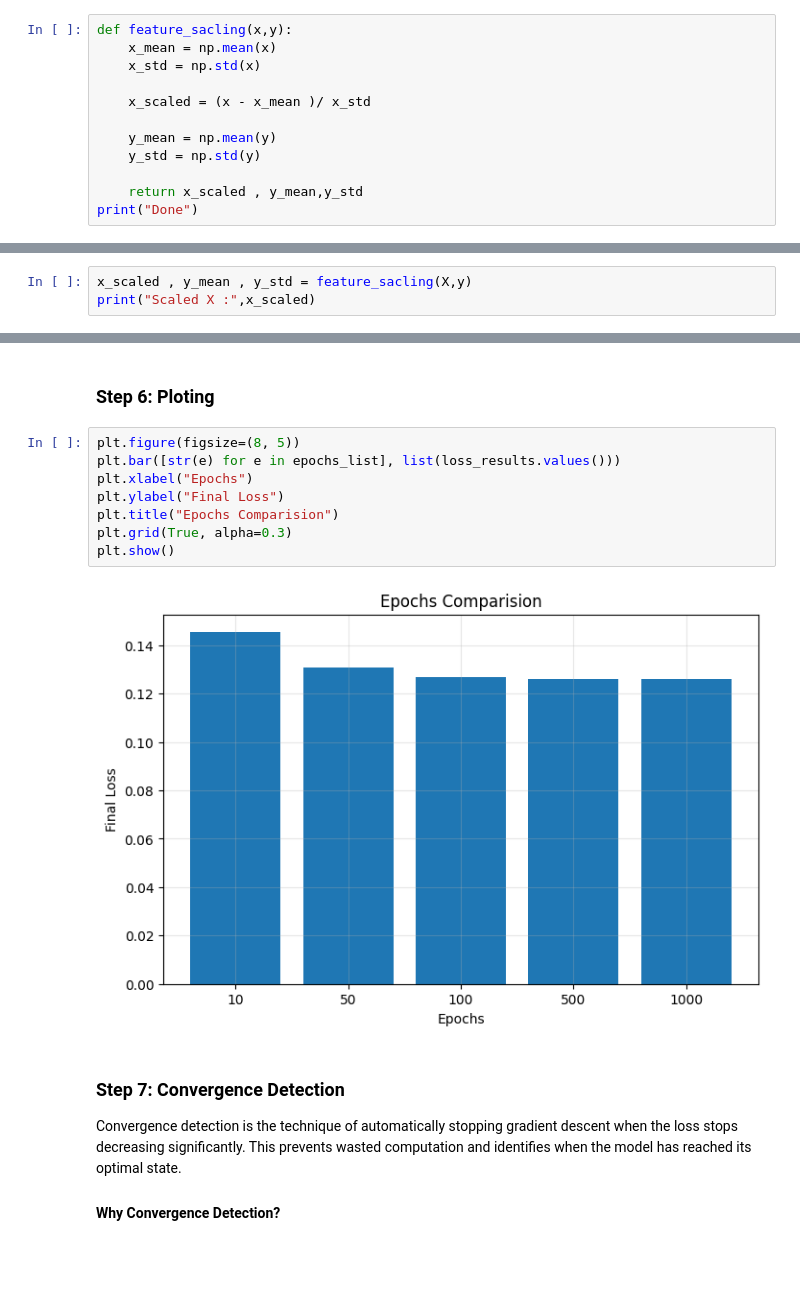
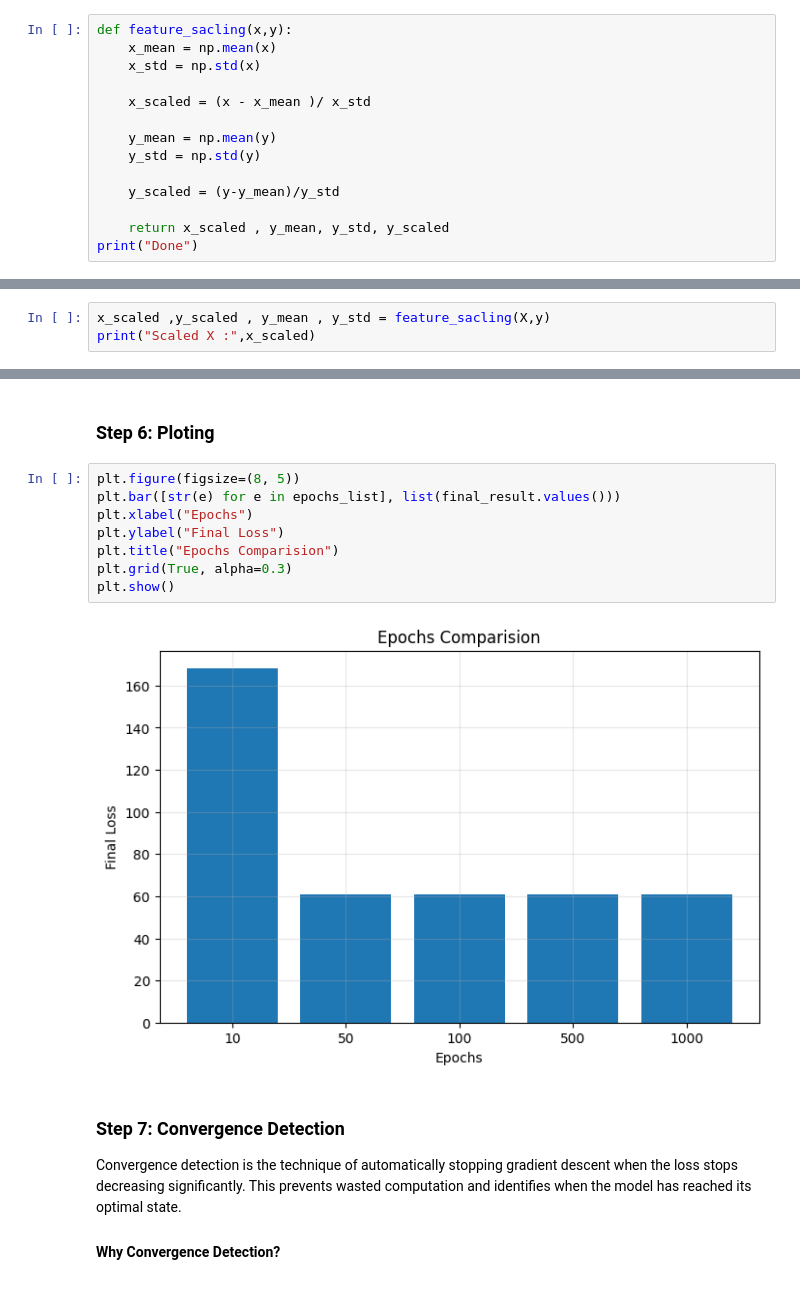
Before and after one commit to ather-ops/Supervised-ML-from-scratch, a Jupyter notebook: linear-regression/Linear-regression-part-III.ipynb, the cells around one changed output, grey strips where cells are left out. Cells and saved outputs as stored; diff of their text form; blank space fills up the shorter version.

```diff
--- a/linear-regression/Linear-regression-part-III.ipynb
+++ b/linear-regression/Linear-regression-part-III.ipynb
@@ -103,14 +102,16 @@ def feature_sacling(x,y):
     y_mean = np.mean(y)
     y_std = np.std(y)
 
-    return x_scaled , y_mean,y_std
+    y_scaled = (y-y_mean)/y_std
+
+    return x_scaled , y_mean, y_std, y_scaled
 print("Done")
 # %% [output]
 Done
 # %% [markdown]
 #### Applying scaling and inspecting scaling values
 # %%
-x_scaled , y_mean , y_std = feature_sacling(X,y)
+x_scaled ,y_scaled , y_mean , y_std = feature_sacling(X,y)
 print("Scaled X :",x_scaled)
 # %% [output]
 Scaled X : [-1.52752523 -1.09108945 -0.65465367 -0.21821789  0.21821789  0.65465367
@@ -262,14 +267,14 @@ Epochs = 1000, Final Loss = 0.125925
 ### Step 6: Ploting
 # %%
 plt.figure(figsize=(8, 5))
-plt.bar([str(e) for e in epochs_list], list(loss_results.values()))
+plt.bar([str(e) for e in epochs_list], list(final_result.values()))
 plt.xlabel("Epochs")
 plt.ylabel("Final Loss")
 plt.title("Epochs Comparision")
 plt.grid(True, alpha=0.3)
 plt.show()
 # %% [output]
-[figure, old version]
+[figure, new version]
 # %% [markdown]
 ### Step 7:  Convergence Detection
 
```
Also changed, not shown: parts of 14 cells of this notebook.
